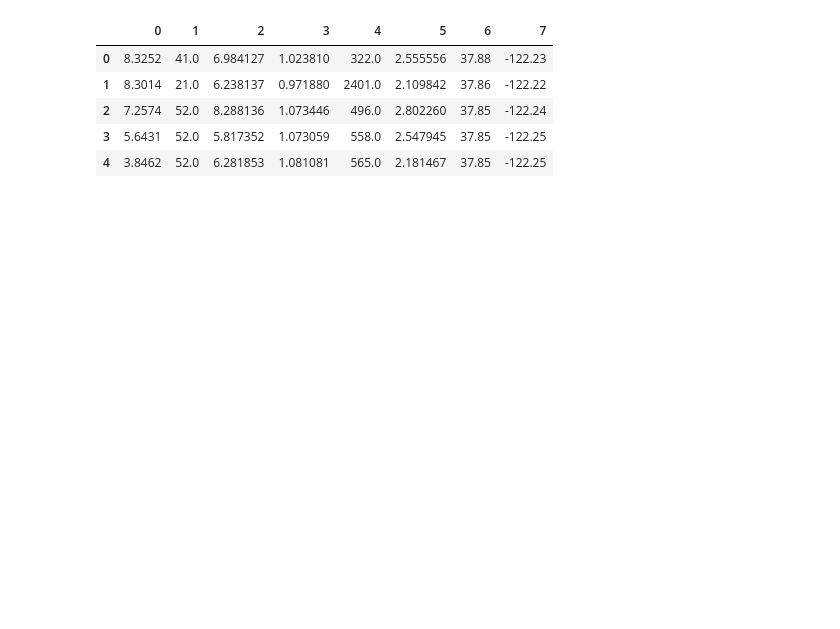
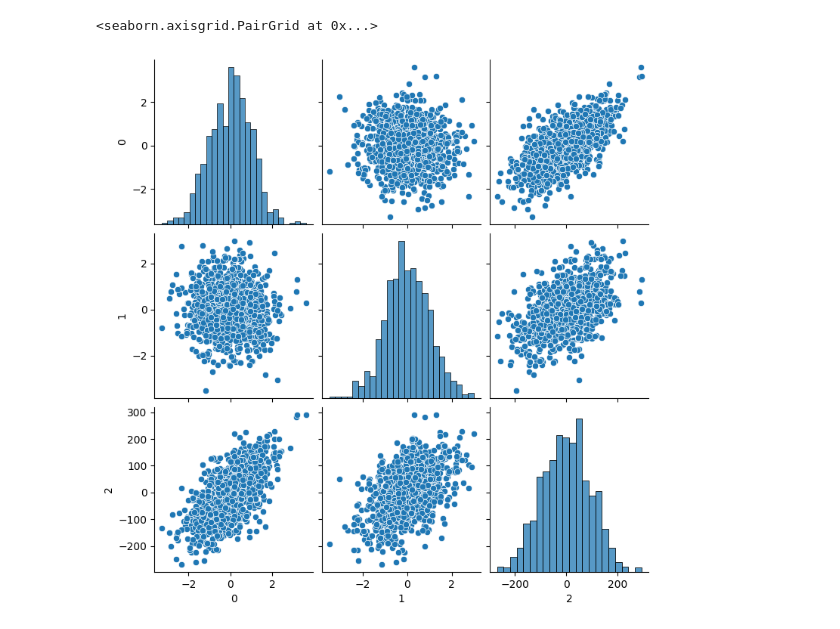
Before and after one commit to cecinuga/MarketAI, a Jupyter notebook: Models/OrderAiTensorflow.ipynb, the cells around one changed output. Cells and saved outputs as stored; diff of their text form; code cells hidden in the pictures; blank space fills up the shorter version.

```diff
--- a/Models/OrderAiTensorflow.ipynb
+++ b/Models/OrderAiTensorflow.ipynb
@@ -53,12 +65,8 @@ sns.heatmap(dataframe.corr(), cmap = 'RdGy')
-# %%
-sns.pairplot(dataframe, vars = ['0', '1', '2', '3', '4', '5', '6', '7'])
-# %% [output]
-|  | 0 | 1 | 2 | 3 | 4 | 5 | 6 | 7 |
-| 0 | 8.3252 | 41.0 | 6.984127 | 1.023810 | 322.0 | 2.555556 | 37.88 | -122.23 |
-| 1 | 8.3014 | 21.0 | 6.238137 | 0.971880 | 2401.0 | 2.109842 | 37.86 | -122.22 |
-| 2 | 7.2574 | 52.0 | 8.288136 | 1.073446 | 496.0 | 2.802260 | 37.85 | -122.24 |
-| 3 | 5.6431 | 52.0 | 5.817352 | 1.073059 | 558.0 | 2.547945 | 37.85 | -122.25 |
-| 4 | 3.8462 | 52.0 | 6.281853 | 1.081081 | 565.0 | 2.181467 | 37.85 | -122.25 |
+# %%
+sns.pairplot(dataframe)
+# %% [output]
+<seaborn.axisgrid.PairGrid at 0x...>
+[figure, added]
 # %%
 class MLPLinearRegressor(tf.Module):
     def __init__(self, layers, k, epochs=100, lr=0.01, batch_size=50):
```
Also changed, not shown: parts of 5 cells of this notebook, 8 other files.
